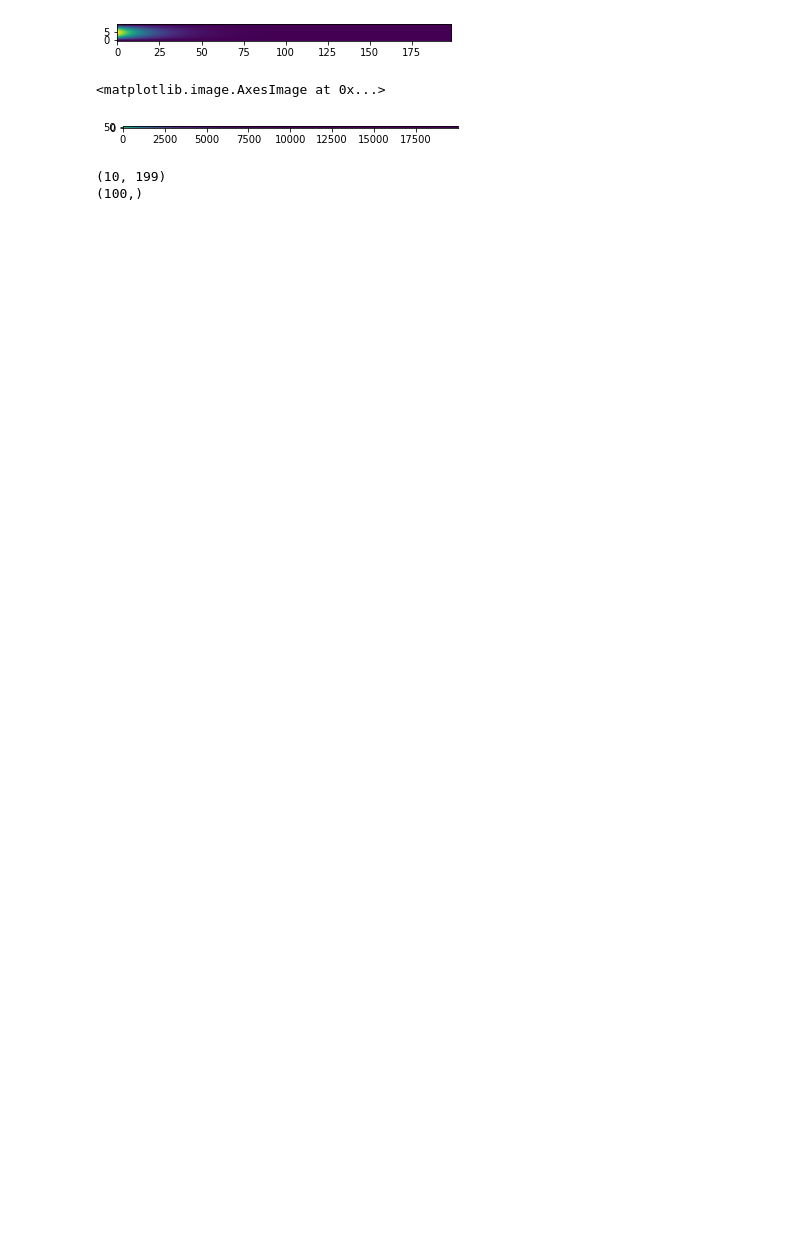
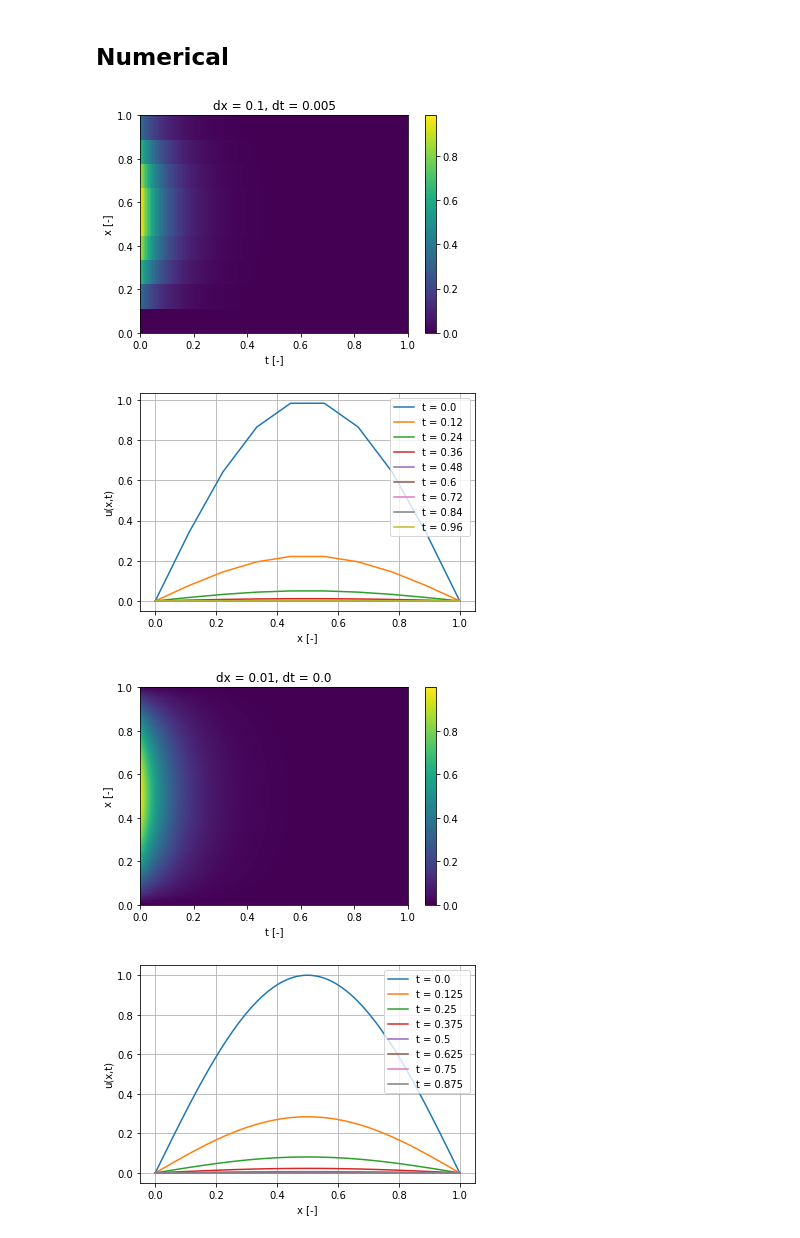
Before and after one commit to MortenTryti/MachineLearning, a Jupyter notebook: Project 3/P3_taskb.ipynb, the cells around one changed output. Drawn from its saved outputs; the diff is of its cells as text; code cells hidden in the pictures; blank space fills up the shorter version.

```diff
--- a/Project 3/P3_taskb.ipynb
+++ b/Project 3/P3_taskb.ipynb
@@ -1,53 +1,65 @@
 # %%
 import numpy as np
 import matplotlib.pyplot as plt
+# %% [markdown]
+## Numerical
 # %%
 L = 1
 x0 = 0
-xt = 1
 t_term = 1
 dx1 = 1/10
 dx2 = 1/100
 
 
 dx = [dx1,dx2]
 
 
 
 
 ulist = []
 for elem in dx:
     dt = elem**2 * 0.5
 
     Nt = int(t_term/dt)
     Nx = int(L/elem)
 
-    x  = np.linspace(x0,xt,Nx)
+    x  = np.linspace(x0,L,Nx)
     t = np.linspace(0,t_term,Nt)
 
 
     u = np.zeros((Nx,Nt))
 
     u[:,0] = np.sin(np.pi*x)
     u[0,:] = 0
     u[-1,:] = 0
 
     for j in range(0,Nt-1):
         for i in range(1,Nx-1):
 
             uxx = (u[i+1,j] - 2*u[i,j] + u[i-1,j])/(elem**2)
             u[i,j+1] = uxx*dt+u[i,j]
+    xm,tm = np.meshgrid(x,t)
+    plt.pcolormesh(tm.T,xm.T,u)
+    plt.xlabel("t [-]")
+    plt.ylabel("x [-]")
+    plt.colorbar()
+    plt.title(f"dx = {elem}, dt = {np.round(dt,decimals = 4)}")
+    plt.show()
+
+    step = int(Nt/8)
+    plot_times = np.arange(0,Nt,step)
+
+    for i in plot_times:
+
+        plt.plot(x,u[:,i],label = f"t = {np.round(dt*i,decimals = 4)} ")
+    plt.legend()
+    plt.ylabel("u(x,t)")
+    plt.xlabel("x [-]")
+    plt.grid()
+    plt.show()
     ulist.append(u)
-plt.imshow(ulist[0],origin = "lower")
-plt.show()
-plt.imshow(ulist[1],origin = "lower")
 # %% [output]
-[figure, old version]
+[figure, new version]
-<matplotlib.image.AxesImage at 0x...>
-[figure, old version]
+[figure, new version]
+[figure, added]
+[figure, added]
-# %%
-print(ulist[0].shape)
-print(x.shape)
-# %% [output]
-(10, 199)
-(100,)
```
Also changed, not shown: parts of 4 cells of this notebook.
